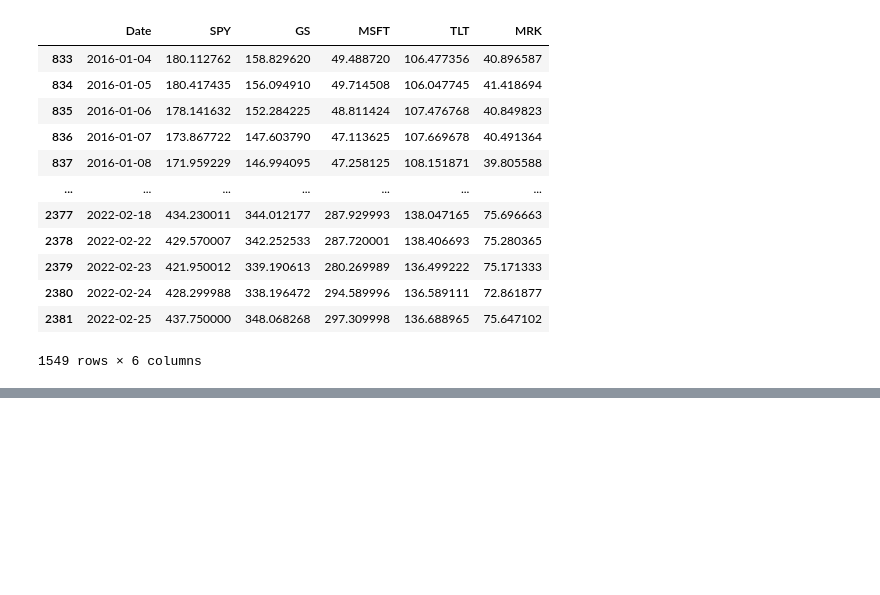
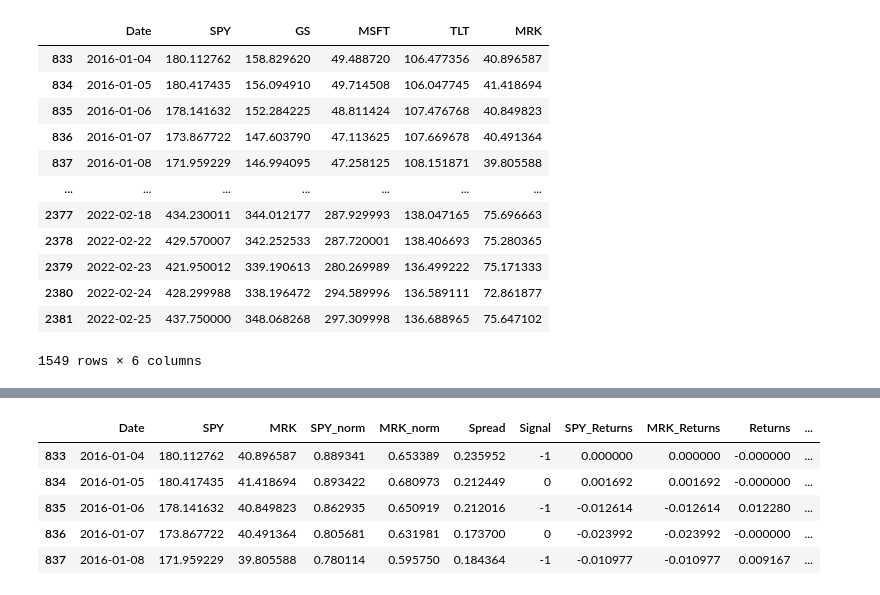
Before and after one commit to pranavwalia/StatArbLab, a Jupyter notebook: PairsTrading/DistanceApproach/DistanceApproachExample.ipynb, the cells around one changed output, grey strips where cells are left out. Saved outputs shown, nothing was run; the diff lists cells and outputs as text; code cells hidden in the pictures; blank space fills up the shorter version.

```diff
--- a/PairsTrading/DistanceApproach/DistanceApproachExample.ipynb
+++ b/PairsTrading/DistanceApproach/DistanceApproachExample.ipynb
@@ -153,0 +93,11 @@ NameError: name 'l' is not defined
+# %%
+s = distanceClass.testPairs[0]
+# %%
+s.head()
+# %% [output]
+|  | Date | SPY | MRK | SPY_norm | MRK_norm | Spread | Signal | SPY_Returns | MRK_Returns | Returns | ... |
+| 833 | 2016-01-04 | 180.112762 | 40.896587 | 0.889341 | 0.653389 | 0.235952 | -1 | 0.000000 | 0.000000 | -0.000000 | ... |
+| 834 | 2016-01-05 | 180.417435 | 41.418694 | 0.893422 | 0.680973 | 0.212449 | 0 | 0.001692 | 0.001692 | -0.000000 | ... |
+| 835 | 2016-01-06 | 178.141632 | 40.849823 | 0.862935 | 0.650919 | 0.212016 | -1 | -0.012614 | -0.012614 | 0.012280 | ... |
+| 836 | 2016-01-07 | 173.867722 | 40.491364 | 0.805681 | 0.631981 | 0.173700 | 0 | -0.023992 | -0.023992 | -0.000000 | ... |
+| 837 | 2016-01-08 | 171.959229 | 39.805588 | 0.780114 | 0.595750 | 0.184364 | -1 | -0.010977 | -0.010977 | 0.009167 | ... |
```
Also changed, not shown: parts of 14 cells of this notebook, 24 other files.
